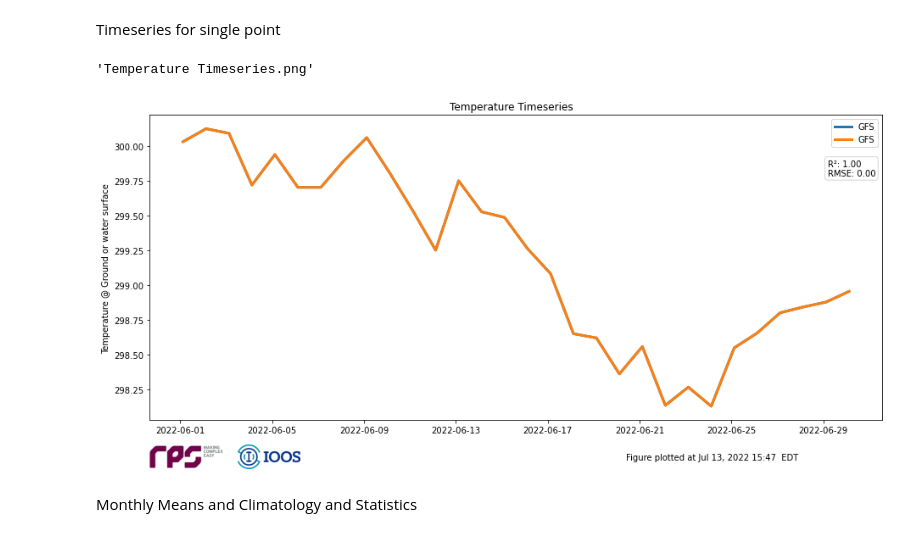
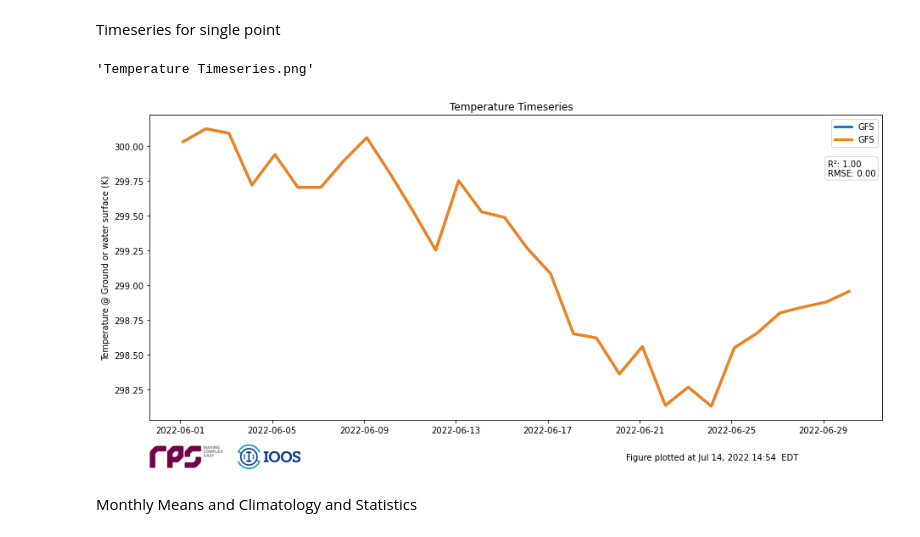
Before and after one commit to ioos/Cloud-Sandbox, a Jupyter notebook: cloudflow/notebooks/ufs_test.ipynb, the cells around one changed output. Drawn from its saved outputs; the diff is of its cells as text; code cells hidden in the pictures.

```diff
--- a/cloudflow/notebooks/ufs_test.ipynb
+++ b/cloudflow/notebooks/ufs_test.ipynb
@@ -144,6 +162,17 @@ def calculate_stats(y_true, y_pred):
     return r2, rmse
 # %%
 def plot_timeseries(y_true, y_pred,legendEntry,legendEntry2, variable, s3upload=False) -> str:
+    """Plots a timeseries figure with RPS styling between two datasets.
+
+    Args:
+      y_true: list of xarrays of baseline dataset
+      y_pred: list of xarrays of comparitive dataset
+      legendEntry: Name to use in plot legend for baseline dataset
+      legendEntry2: Name to use in plot legend for comparitive dataset
+      variable: Variable name for plot title
+    Returns:
+      image name
+    """
 
     otime=0
     # print(f"DEBUG: srho is {srho}")
@@ -154,19 +183,15 @@ def plot_timeseries(y_true, y_pred,legendEntry,legendEntry2, variable, s3upload=
     timeseries = []
     dateTicks = []
     for element in range(len(y_true)):
-        timeseries.append(y_true[element].values)
-        try:
-            dateTicks.append(y_true[element].time1.values)
-        except:
-            dateTicks.append(y_true[element].time.values)
+        timeseries.append(y_true[element].z)
+        dateTicks.append(y_true[element].time)
+
     timeseriesComp = []
     dateTicksComp = []
     for element in range(len(y_pred)):
-        timeseriesComp.append(y_pred[element].values)
-        try:
-            dateTicksComp.append(y_pred[element].time1.values)
-        except:
-            dateTicksComp.append(y_pred[element].time.values)
+        timeseriesComp.append(y_pred[element].z)
+        dateTicksComp.append(y_pred[element].time)
+
 
     fig = plt.figure(figsize=(12,5), dpi=72)
     ax = fig.add_axes([0, 0.1, 1, 1])
@@ -180,7 +205,7 @@ def plot_timeseries(y_true, y_pred,legendEntry,legendEntry2, variable, s3upload=
     ax.legend([legendEntry,legendEntry2])
     title = variable
     ax.set_title(f'{title}   ')
-    ax.set_ylabel(f'{y_true[0].long_name}')
+    ax.set_ylabel(f'{y_true[0].longName} ({y_true[0].unit})')
 
     indexfile = f'docs/index.html'
     outfile = f'docs/{variable}.png'
@@ -326,12 +347,20 @@ for day in range(1,31):
         gfsTempPt = gfs.Temperature_surface.sel(lat=0,lon=0)
     # Store node value in list
     gfsTempList.append(gfsTempPt)
-# %%
-# Compare two data sources in a timeseries plot
-plot_timeseries(gfsTempList,gfsTempList,'GFS','GFS','Temperature Timeseries',False)
-# %% [output]
-'Temperature Timeseries.png'
-[figure, removed]
+# %%
+# Compare two data sources in a timeseries plot
+gfsTimeseries = []
+for num in range(len(gfsTempList)):
+    try:
+        time = gfsTempList[num].time1.values
+    except:
+        time = gfsTempList[num].time.values
+    gfsTimeseries.append(plotParams(None,None,gfsTempList[num].values,time,gfsTempList[num].long_name,gfsTempList[num].units))
+
+plot_timeseries(gfsTimeseries,gfsTimeseries,'GFS','GFS','Temperature Timeseries',False)
+# %% [output]
+'Temperature Timeseries.png'
+[figure, added]
 # %% [markdown]
 Monthly Means and Climatology and Statistics
 # %%
```
Also changed, not shown: parts of 14 cells of this notebook.
